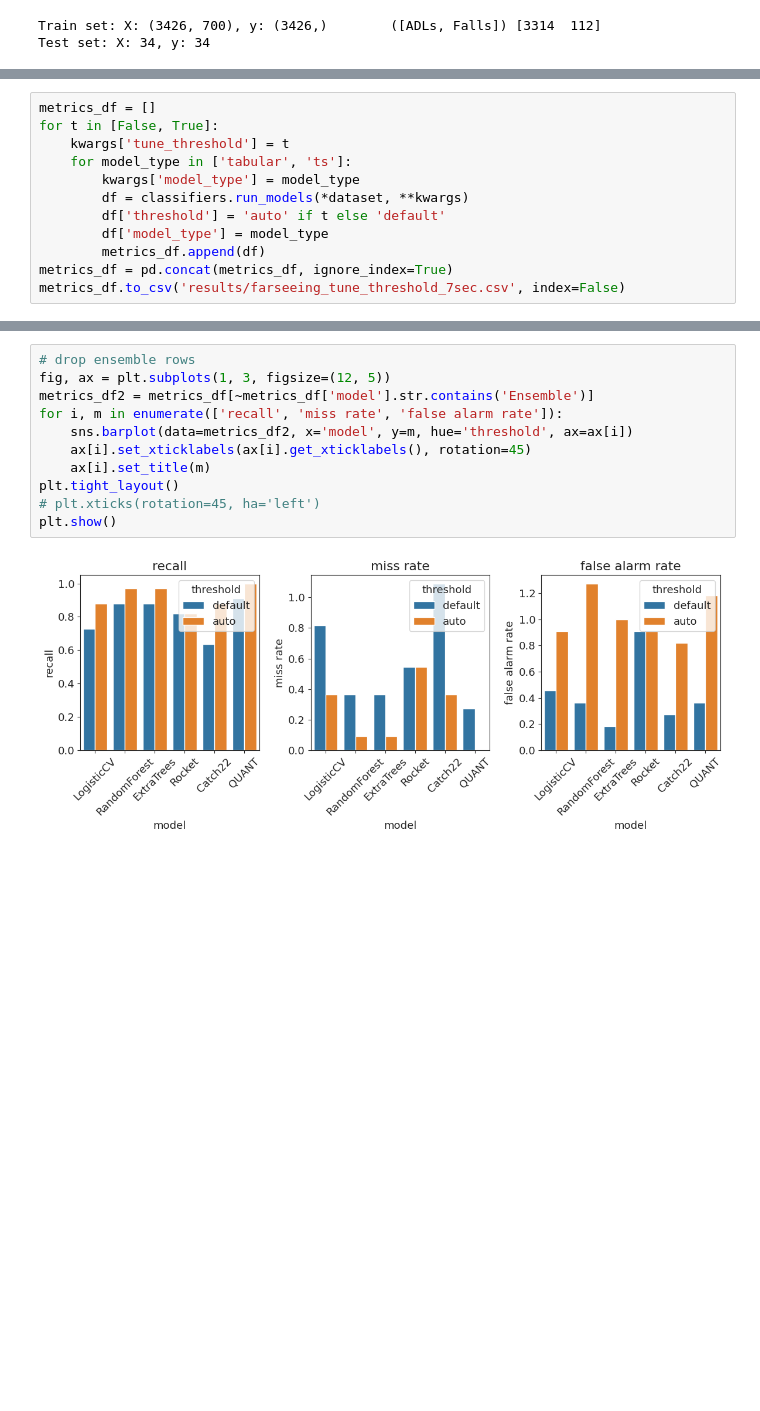
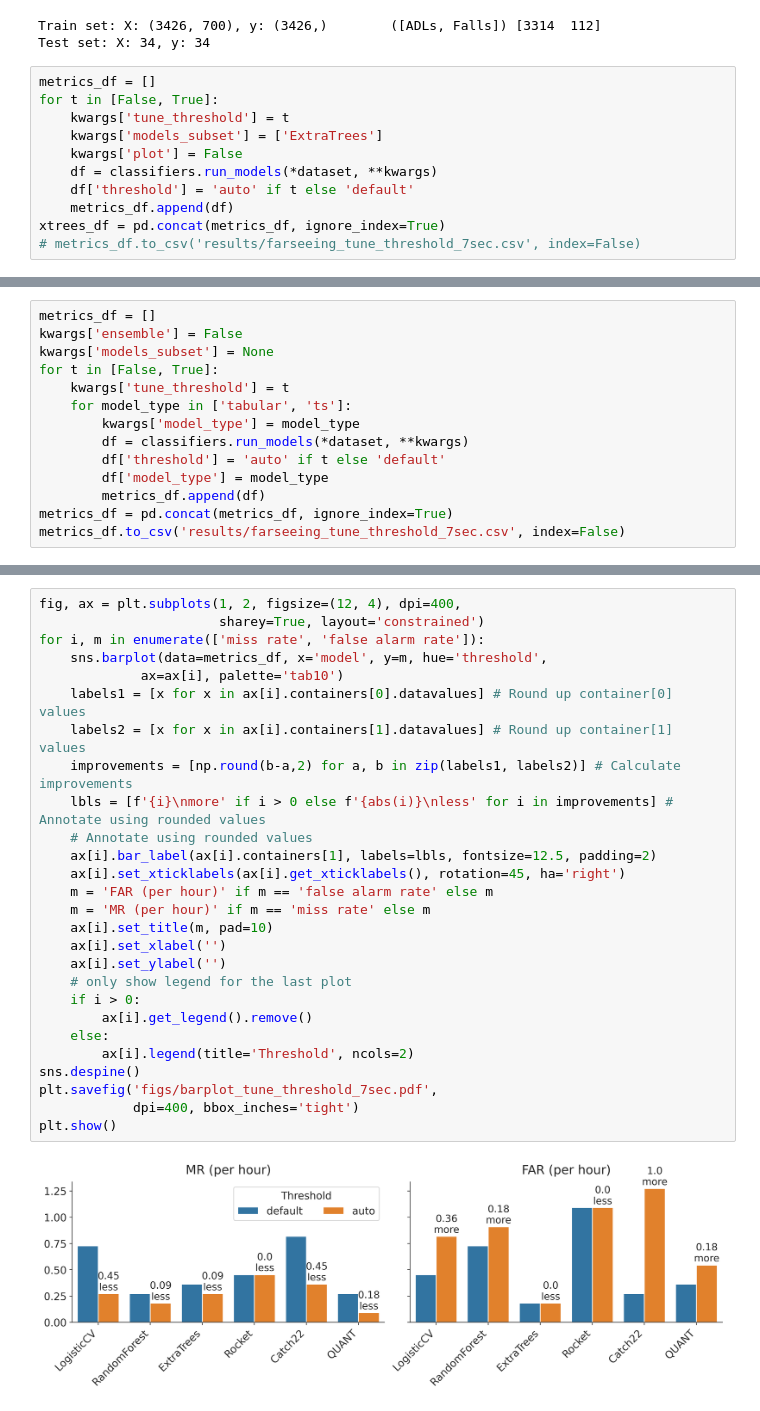
Before and after one commit to mlgig/fallstream, a Jupyter notebook: main_7sec.ipynb, the cells around one changed output, grey strips where cells are left out. Saved outputs shown, nothing was run; the diff lists cells and outputs as text; blank space fills up the shorter version.

```diff
--- a/main_7sec.ipynb
+++ b/main_7sec.ipynb
@@ -209,3 +118,14 @@ dataset = utils.train_test_subjects_split(
 # %% [output]
 Train set: X: (3426, 700), y: (3426,)        ([ADLs, Falls]) [3314  112]
 Test set: X: 34, y: 34
+# %%
+metrics_df = []
+for t in [False, True]:
+    kwargs['tune_threshold'] = t
+    kwargs['models_subset'] = ['ExtraTrees']
+    kwargs['plot'] = False
+    df = classifiers.run_models(*dataset, **kwargs)
+    df['threshold'] = 'auto' if t else 'default'
+    metrics_df.append(df)
+xtrees_df = pd.concat(metrics_df, ignore_index=True)
+# metrics_df.to_csv('results/farseeing_tune_threshold_7sec.csv', index=False)
@@ -212,5 +150,7 @@ Test set: X: 34, y: 34
 # %%
 metrics_df = []
+kwargs['ensemble'] = False
+kwargs['models_subset'] = None
 for t in [False, True]:
     kwargs['tune_threshold'] = t
     for model_type in ['tabular', 'ts']:
@@ -253,13 +195,29 @@ metrics_df.sort_values(by=['model'])
 # %%
-# drop ensemble rows
-fig, ax = plt.subplots(1, 3, figsize=(12, 5))
-metrics_df2 = metrics_df[~metrics_df['model'].str.contains('Ensemble')]
-for i, m in enumerate(['recall', 'miss rate', 'false alarm rate']):
-	sns.barplot(data=metrics_df2, x='model', y=m, hue='threshold', ax=ax[i])
-	ax[i].set_xticklabels(ax[i].get_xticklabels(), rotation=45)
-	ax[i].set_title(m)
-plt.tight_layout()
-# plt.xticks(rotation=45, ha='left')
+fig, ax = plt.subplots(1, 2, figsize=(12, 4), dpi=400,
+					   sharey=True, layout='constrained')
+for i, m in enumerate(['miss rate', 'false alarm rate']):
+	sns.barplot(data=metrics_df, x='model', y=m, hue='threshold',
+			 ax=ax[i], palette='tab10')
+	labels1 = [x for x in ax[i].containers[0].datavalues] # Round up container[0] values
+	labels2 = [x for x in ax[i].containers[1].datavalues] # Round up container[1] values
+	improvements = [np.round(b-a,2) for a, b in zip(labels1, labels2)] # Calculate improvements
+	lbls = [f'{i}\nmore' if i > 0 else f'{abs(i)}\nless' for i in improvements] # Annotate using rounded values
+	# Annotate using rounded values
+	ax[i].bar_label(ax[i].containers[1], labels=lbls, fontsize=12.5, padding=2)
+	ax[i].set_xticklabels(ax[i].get_xticklabels(), rotation=45, ha='right')
+	m = 'FAR (per hour)' if m == 'false alarm rate' else m
+	m = 'MR (per hour)' if m == 'miss rate' else m
+	ax[i].set_title(m, pad=10)
+	ax[i].set_xlabel('')
+	ax[i].set_ylabel('')
+	# only show legend for the last plot
+	if i > 0:
+		ax[i].get_legend().remove()
+	else:
+		ax[i].legend(title='Threshold', ncols=2)
+sns.despine()
+plt.savefig('figs/barplot_tune_threshold_7sec.pdf',
+			dpi=400, bbox_inches='tight')
 plt.show()
 # %% [output]
-[figure, old version]
+[figure, new version]
```
Also changed, not shown: parts of 21 cells of this notebook, 20 other files.
